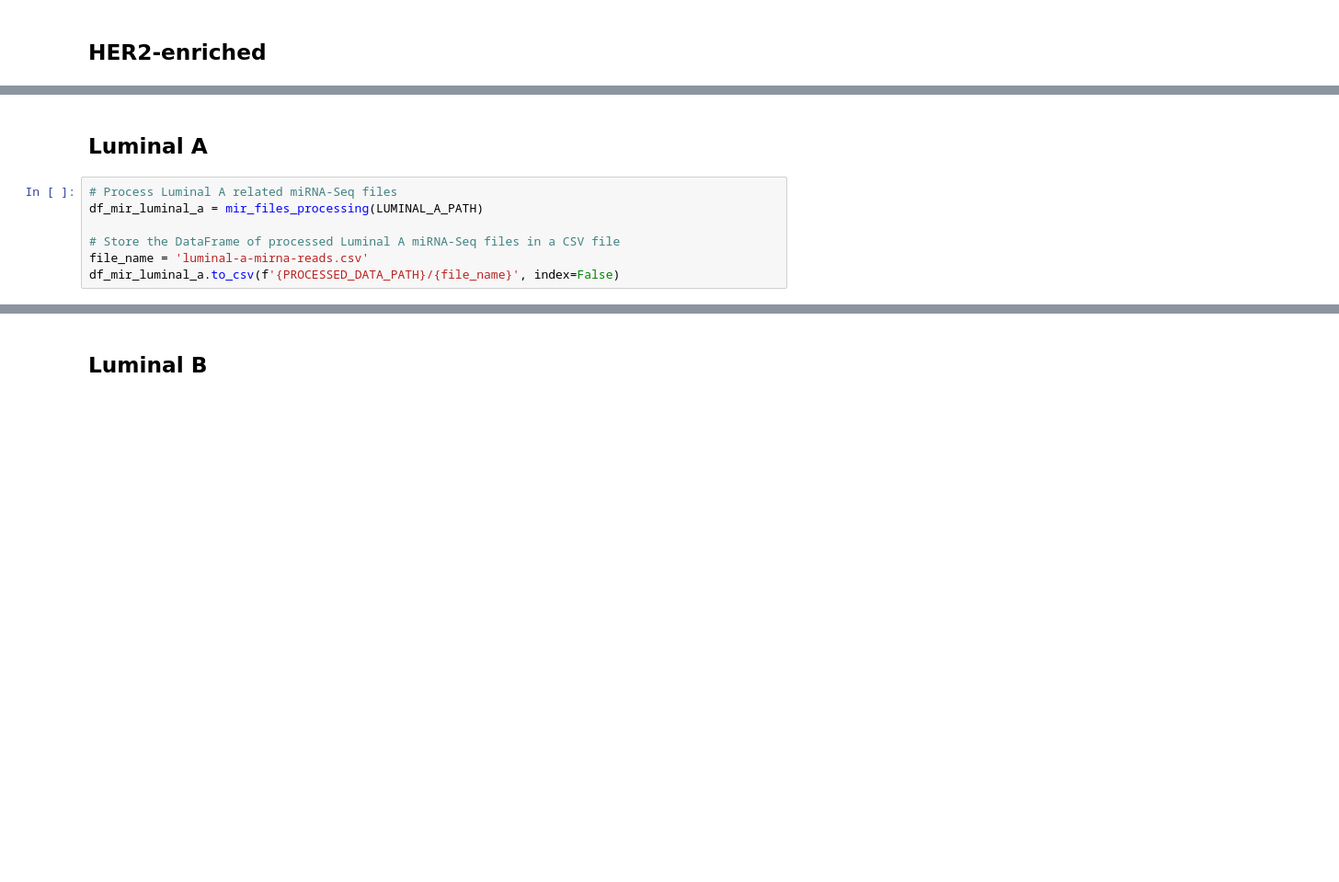
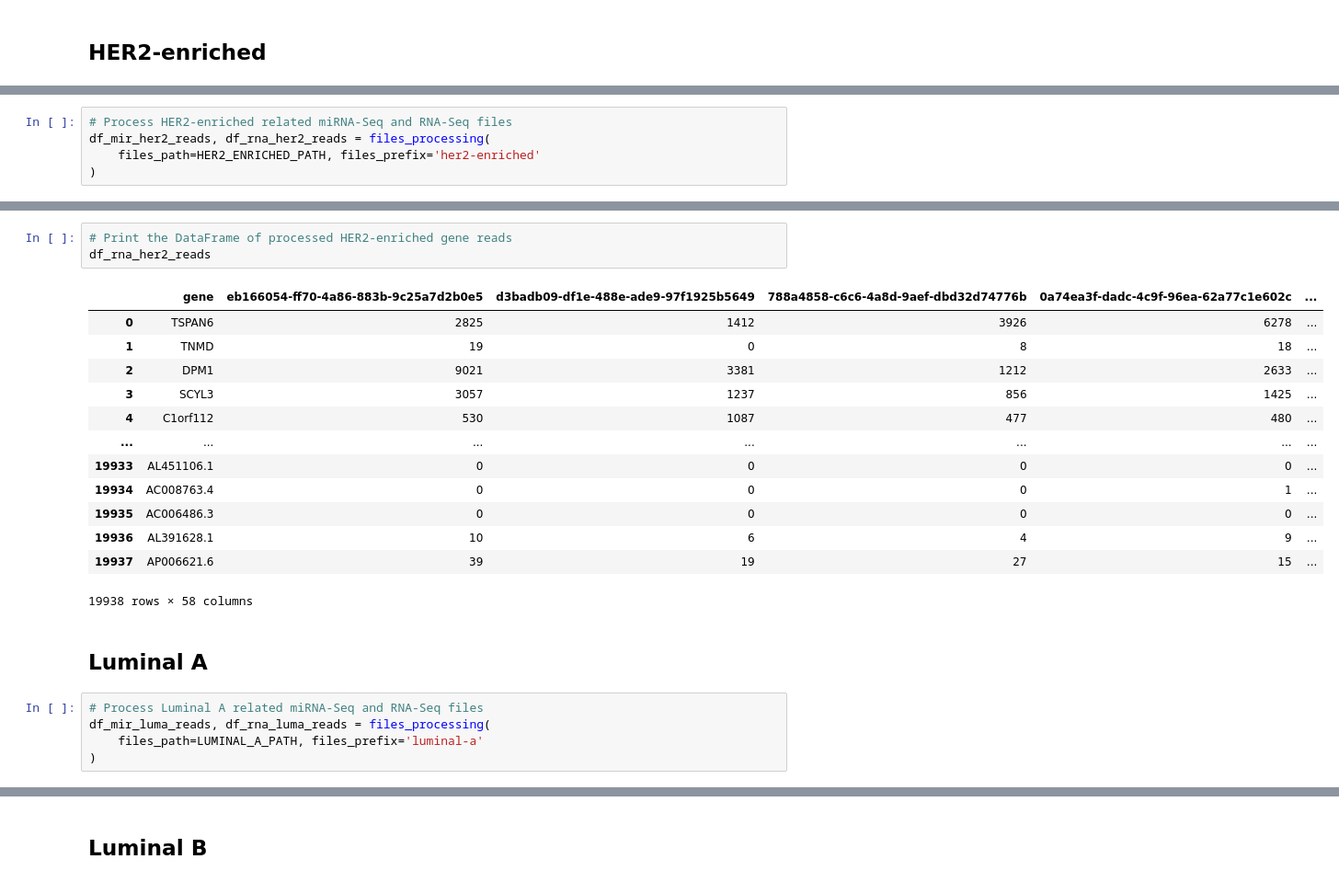
Before and after one commit to MylenaRoberta/pan-cancer-analysis, a Jupyter notebook: notebooks/tcga-brca/04_brca-files-processing.ipynb, the cells around one changed output, grey strips where cells are left out. Shown at 92% size. Saved outputs shown, nothing was run; the diff lists cells and outputs as text; blank space fills up the shorter version.

```diff
--- a/notebooks/tcga-brca/04_brca-files-processing.ipynb
+++ b/notebooks/tcga-brca/04_brca-files-processing.ipynb
@@ -115 +185,6 @@ df_mir_her2_enriched.to_csv(f'{PROCESSED_DATA_PATH}/{file_name}', index=False)
+# %%
+# Process HER2-enriched related miRNA-Seq and RNA-Seq files
+df_mir_her2_reads, df_rna_her2_reads = files_processing(
+    files_path=HER2_ENRICHED_PATH, files_prefix='her2-enriched'
+)
 # %%
@@ -129,13 +204,28 @@ df_mir_her2_enriched
 | 1879 | hsa-mir-99a | 1298 | 1440 | 340 | 402 | ... |
 | 1880 | hsa-mir-99b | 107800 | 169701 | 155971 | 35863 | ... |
 1881 rows × 58 columns
+# %%
+# Print the DataFrame of processed HER2-enriched gene reads
+df_rna_her2_reads
+# %% [output]
+|  | gene | eb166054-ff70-4a86-883b-9c25a7d2b0e5 | d3badb09-df1e-488e-ade9-97f1925b5649 | 788a4858-c6c6-4a8d-9aef-dbd32d74776b | 0a74ea3f-dadc-4c9f-96ea-62a77c1e602c | ... |
+| 0 | TSPAN6 | 2825 | 1412 | 3926 | 6278 | ... |
+| 1 | TNMD | 19 | 0 | 8 | 18 | ... |
+| 2 | DPM1 | 9021 | 3381 | 1212 | 2633 | ... |
+| 3 | SCYL3 | 3057 | 1237 | 856 | 1425 | ... |
+| 4 | C1orf112 | 530 | 1087 | 477 | 480 | ... |
+| ... | ... | ... | ... | ... | ... | ... |
+| 19933 | AL451106.1 | 0 | 0 | 0 | 0 | ... |
+| 19934 | AC008763.4 | 0 | 0 | 0 | 1 | ... |
+| 19935 | AC006486.3 | 0 | 0 | 0 | 0 | ... |
+| 19936 | AL391628.1 | 10 | 6 | 4 | 9 | ... |
+| 19937 | AP006621.6 | 39 | 19 | 27 | 15 | ... |
+19938 rows × 58 columns
 # %% [markdown]
 ## Luminal A
-# %%
-# Process Luminal A related miRNA-Seq files
-df_mir_luminal_a = mir_files_processing(LUMINAL_A_PATH)
-
-# Store the DataFrame of processed Luminal A miRNA-Seq files in a CSV file
-file_name = 'luminal-a-mirna-reads.csv'
-df_mir_luminal_a.to_csv(f'{PROCESSED_DATA_PATH}/{file_name}', index=False)
+# %%
+# Process Luminal A related miRNA-Seq and RNA-Seq files
+df_mir_luma_reads, df_rna_luma_reads = files_processing(
+    files_path=LUMINAL_A_PATH, files_prefix='luminal-a'
+)
 # %%
```
Also changed, not shown: parts of 18 cells of this notebook, 5 other files.
